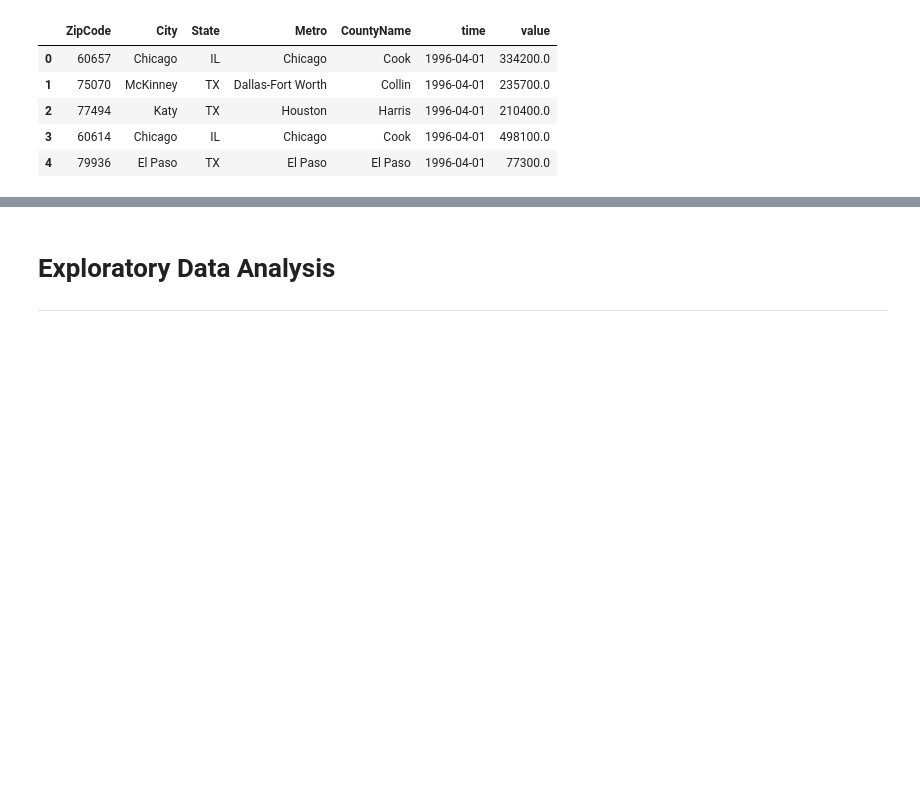
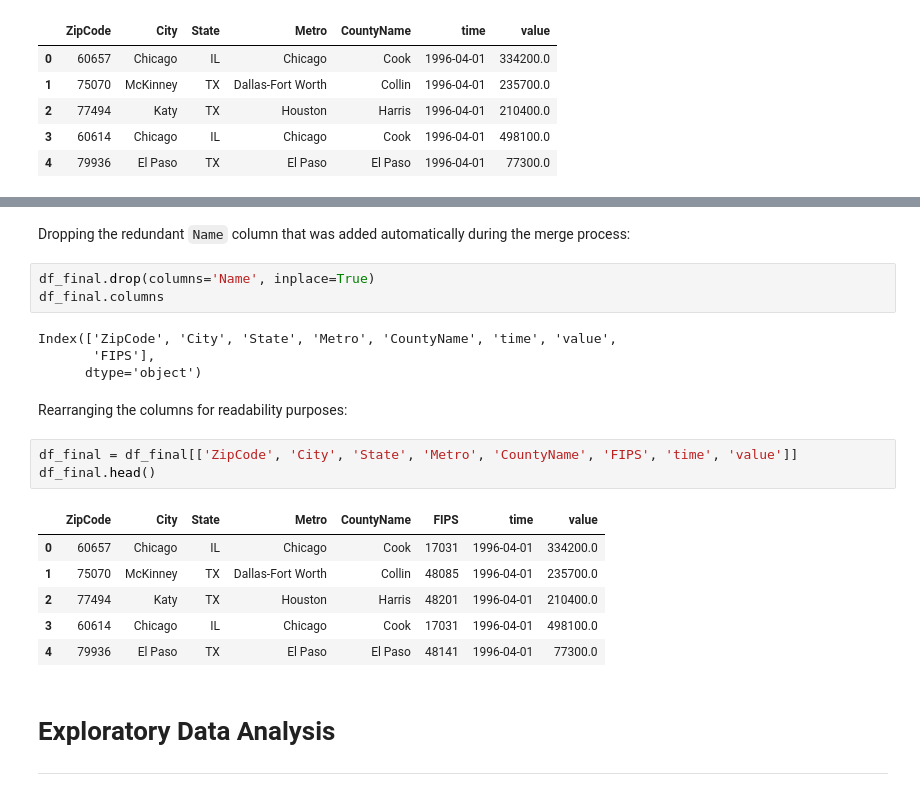
Before and after one commit to tjkyner/flatiron-ds-phase-4-project, a Jupyter notebook: notebook.ipynb, the cells around one changed output, grey strips where cells are left out. Saved outputs shown, nothing was run; the diff lists cells and outputs as text; blank space fills up the shorter version.

```diff
--- a/notebook.ipynb
+++ b/notebook.ipynb
@@ -152,3 +204,24 @@ df_melted.head()
+# %% [markdown]
+Dropping the redundant `Name` column that was added automatically during the merge process:
+# %%
+df_final.drop(columns='Name', inplace=True)
+df_final.columns
+# %% [output]
+Index(['ZipCode', 'City', 'State', 'Metro', 'CountyName', 'time', 'value',
+       'FIPS'],
+      dtype='object')
+# %% [markdown]
+Rearranging the columns for readability purposes:
+# %%
+df_final = df_final[['ZipCode', 'City', 'State', 'Metro', 'CountyName', 'FIPS', 'time', 'value']]
+df_final.head()
+# %% [output]
+|  | ZipCode | City | State | Metro | CountyName | FIPS | time | value |
+| 0 | 60657 | Chicago | IL | Chicago | Cook | 17031 | 1996-04-01 | 334200.0 |
+| 1 | 75070 | McKinney | TX | Dallas-Fort Worth | Collin | 48085 | 1996-04-01 | 235700.0 |
+| 2 | 77494 | Katy | TX | Houston | Harris | 48201 | 1996-04-01 | 210400.0 |
+| 3 | 60614 | Chicago | IL | Chicago | Cook | 17031 | 1996-04-01 | 498100.0 |
+| 4 | 79936 | El Paso | TX | El Paso | El Paso | 48141 | 1996-04-01 | 77300.0 |
 # %% [markdown]
 # Exploratory Data Analysis
 ---
```
Also changed, not shown: parts of 6 cells of this notebook, 1 other file.
